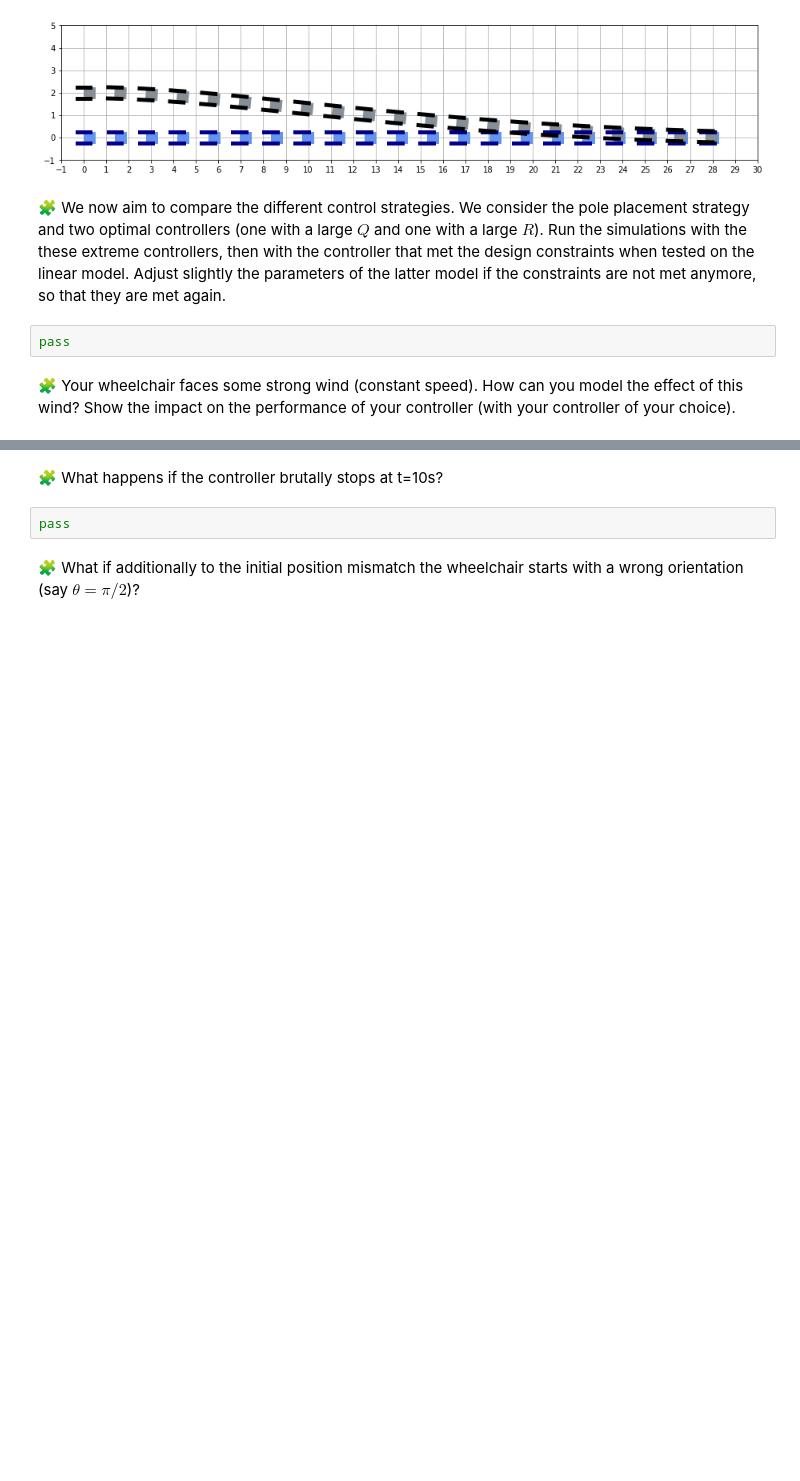
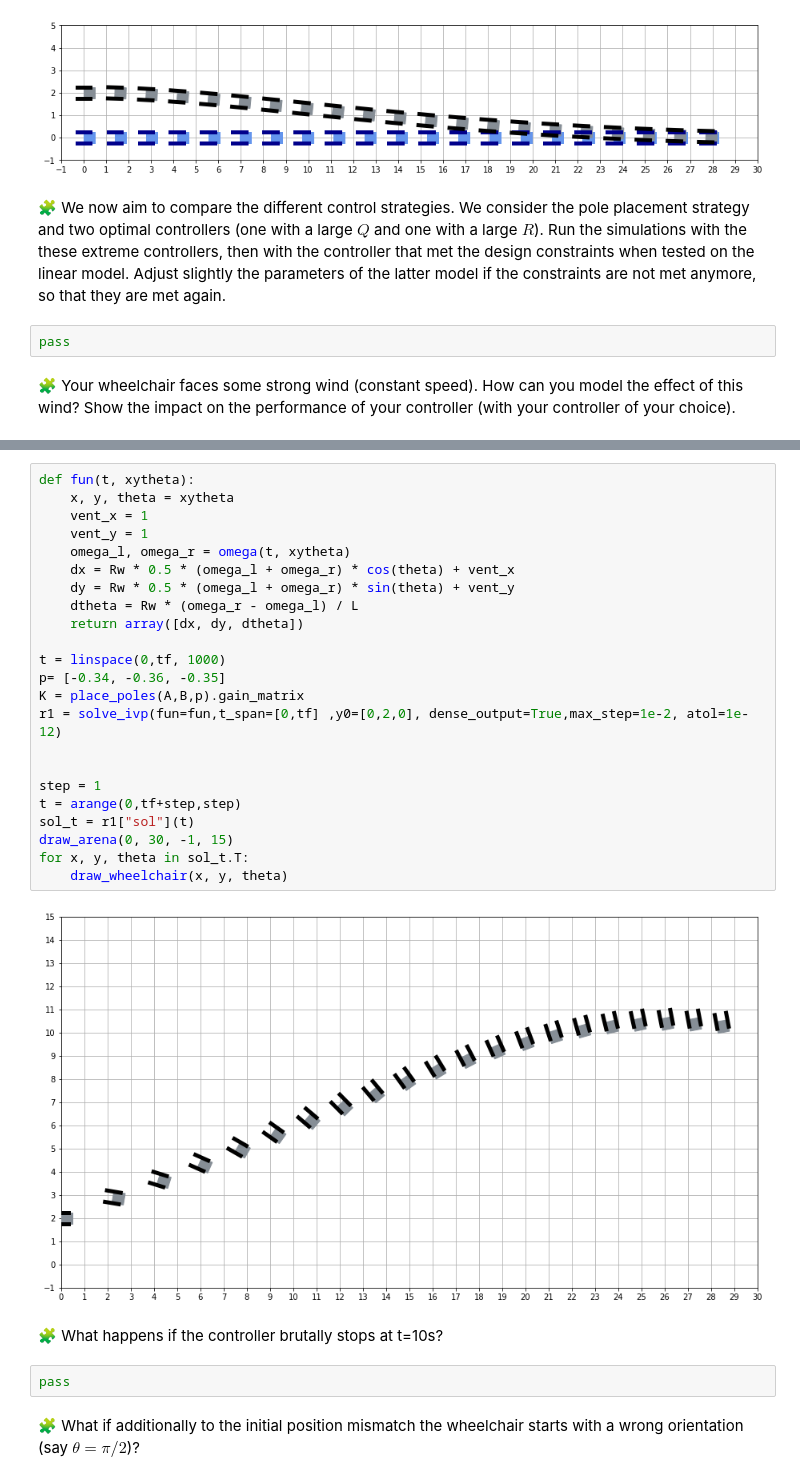
Before and after one commit to wish949/control-engineering-with-python-project-2022-2023, a Jupyter notebook: Project-3.ipynb, the cells around one changed output, grey strips where cells are left out. Drawn from its saved outputs; the diff is of its cells as text; blank space fills up the shorter version.

```diff
--- a/Project-3.ipynb
+++ b/Project-3.ipynb
@@ -969,3 +1010,28 @@ pass
+# %%
+def fun(t, xytheta):
+    x, y, theta = xytheta
+    vent_x = 1
+    vent_y = 1
+    omega_l, omega_r = omega(t, xytheta)
+    dx = Rw * 0.5 * (omega_l + omega_r) * cos(theta) + vent_x
+    dy = Rw * 0.5 * (omega_l + omega_r) * sin(theta) + vent_y
+    dtheta = Rw * (omega_r - omega_l) / L
+    return array([dx, dy, dtheta])
+
+t = linspace(0,tf, 1000)
+p= [-0.34, -0.36, -0.35]
+K = place_poles(A,B,p).gain_matrix
+r1 = solve_ivp(fun=fun,t_span=[0,tf] ,y0=[0,2,0], dense_output=True,max_step=1e-2, atol=1e-12)
+
+
+step = 1
+t = arange(0,tf+step,step)
+sol_t = r1["sol"](t)
+draw_arena(0, 30, -1, 15)
+for x, y, theta in sol_t.T:
+    draw_wheelchair(x, y, theta)
+# %% [output]
+[figure, added]
 # %% [markdown]
 🧩 What happens if the controller brutally stops at t=10s?
 # %%
```
Also changed, not shown: parts of 4 cells of this notebook.
